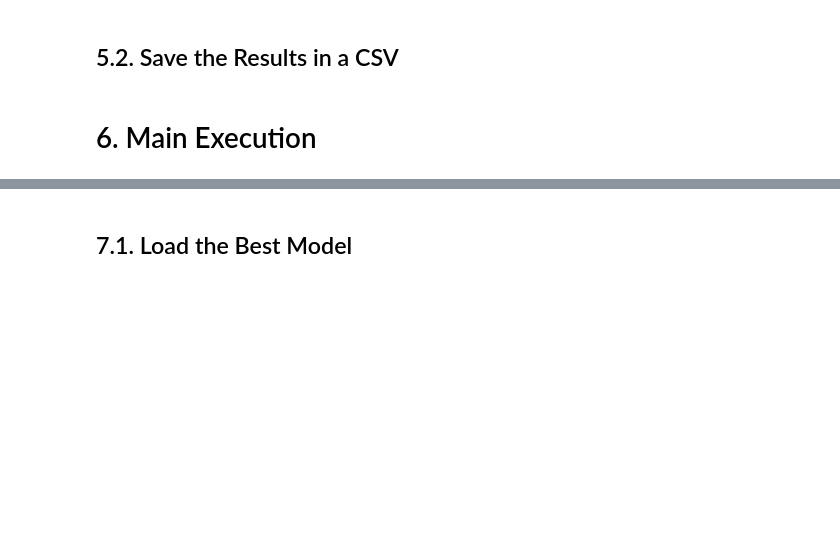
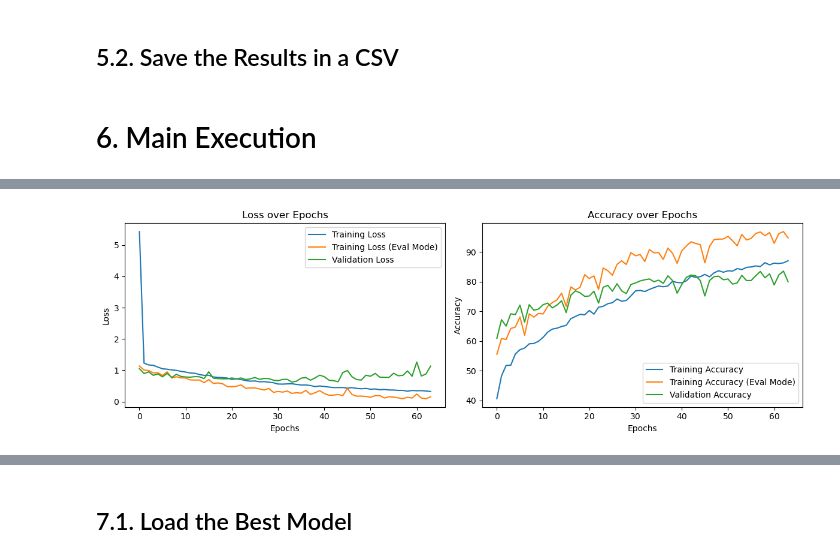
Before and after one commit to helHg/nextlevelai-venue-classification, a Jupyter notebook: notebooks/cnn.ipynb, the cells around one changed output, grey strips where cells are left out. Saved outputs shown, nothing was run; the diff lists cells and outputs as text; code cells hidden in the pictures; blank space fills up the shorter version.

```diff
--- a/notebooks/cnn.ipynb
+++ b/notebooks/cnn.ipynb
@@ -1283,0 +1277,34 @@ Train Confusion Matrix:
+# %%
+# Create data loaders
+train_loader, val_loader, test_loader, mean, std = get_data_loaders(TRAIN_DIR, VAL_DIR, TEST_DIR, BATCH_SIZE)
+
+# Initialize model
+model = CNN2(num_classes=NUM_CLASSES)
+
+# Initialize the weights
+model.apply(weights_init)
+
+# Define loss function
+CLASS_WEIGHTS = torch.tensor([1.0, 1.0, 1.0, 1.0, 1.0])  # Increase weight for the poorly performing class (i.e. staircase and movie theater)
+criterion = nn.CrossEntropyLoss(weight=CLASS_WEIGHTS.to(device))
+
+# Define optimizer
+optimizer = optim.Adam(model.parameters(), lr=LEARNING_RATE)
+# %%
+# Train the model and collect training history
+trained_model, history = train_model_with_early_stopping2(model, criterion, optimizer, train_loader, val_loader, NUM_EPOCHS, patience=PATIENCE)
+
+# Save training metrics to CSV
+hyperparams = {
+    'batch_size': BATCH_SIZE,
+    'num_epochs': NUM_EPOCHS,
+    'learning_rate': LEARNING_RATE,
+    'dropout': DROPOUT,
+    'class_weights': CLASS_WEIGHTS.tolist(),
+    'patience': PATIENCE
+}
+save_metrics_to_csv(history, os.path.join(RESULTS_DIR, 'training_metrics_cnn2.csv'), hyperparams)
+
+# Plot and save training and validation metrics
+plot_metrics2(history, os.path.join(RESULTS_DIR, f'training_metrics_cnn2_bs{BATCH_SIZE}_lr{LEARNING_RATE}_epochs{NUM_EPOCHS}_patience{PATIENCE}_classweights1-1-1-1-1.png'))
+# %% [output]
@@ -1283,0 +1328 @@ Train Confusion Matrix:
+[figure, added]
```
Also changed, not shown: parts of 49 cells of this notebook.
